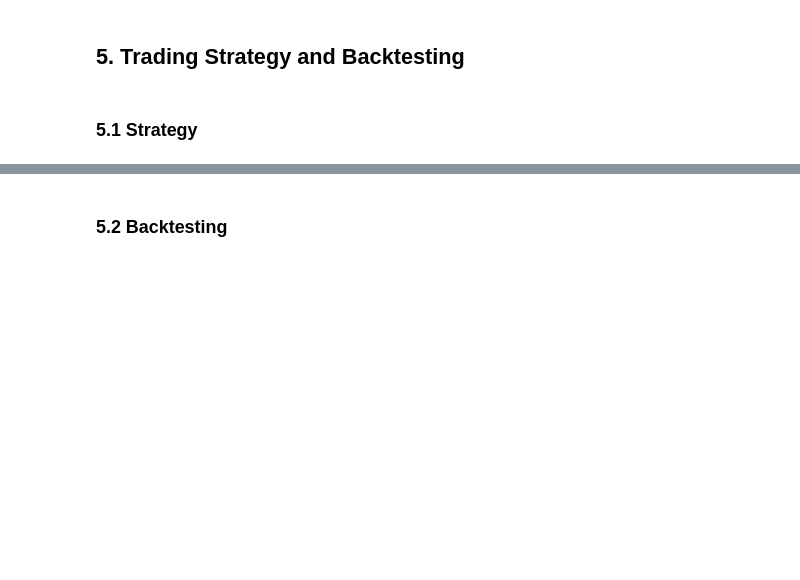
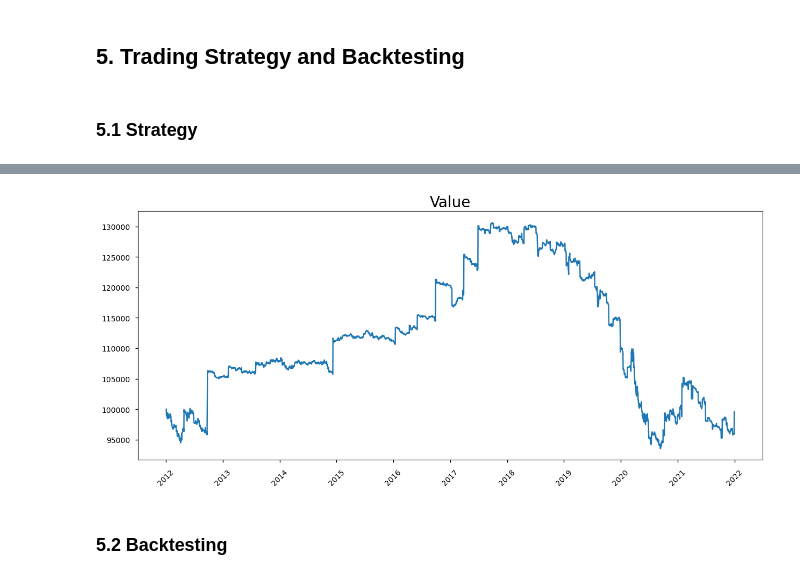
Before and after one commit to JeffreyDavidson0206/Quantitative-Finance-Projects, a Jupyter notebook: Pairs Trading Strategy/Pairs Trading Strategy.ipynb, the cells around one changed output, grey strips where cells are left out. Cells and saved outputs as stored; diff of their text form; code cells hidden in the pictures; blank space fills up the shorter version.

```diff
--- a/Pairs Trading Strategy/Pairs Trading Strategy.ipynb
+++ b/Pairs Trading Strategy/Pairs Trading Strategy.ipynb
@@ -10,7 +10,7 @@ from statsmodels.tsa.api import adfuller
 from statsmodels.api import OLS
 import matplotlib.pyplot as plt
 from datetime import datetime
-plt.style.use('seaborn-v0_8-whitegrid')
+plt.style.use('seaborn-v0_8-notebook')
 # %%
 import warnings
 warnings.filterwarnings('ignore')
@@ -603,4 +614,12 @@ x = pairs_trading_strategy(stock_data)
 output_df = pd.read_csv('Output_full.csv',index_col=0)
+# %%
+plt.figure(figsize=(15,6))
+plt.plot(pd.to_datetime(output_df['Date']),output_df['Ending_Total_Amt'])
+plt.xticks(rotation=45)
+plt.title('Value',fontsize = 20)
+plt.show()
+# %% [output]
+[figure, added]
 # %% [markdown]
 ### 5.2 Backtesting
 # %%
```
Also changed, not shown: parts of 23 cells of this notebook, 4 other files.
